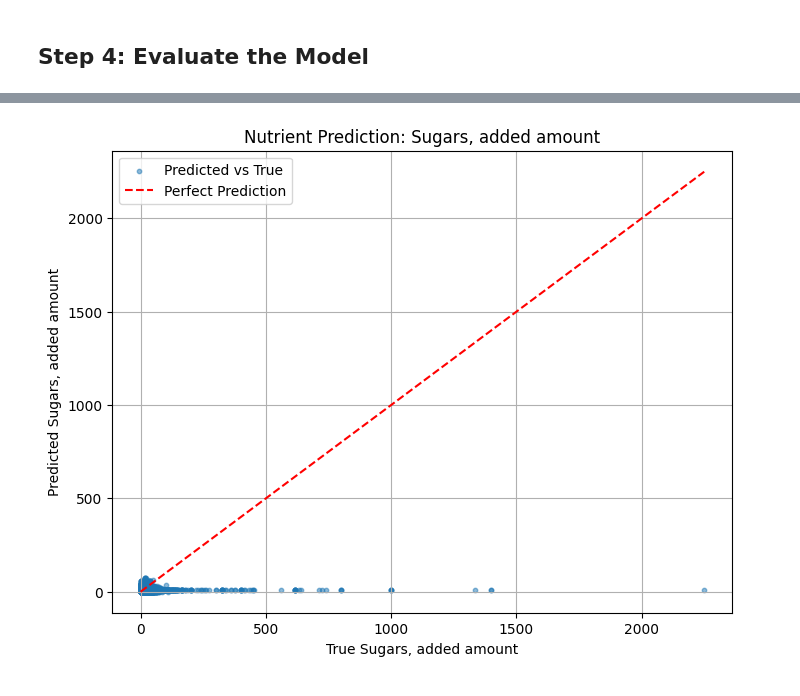
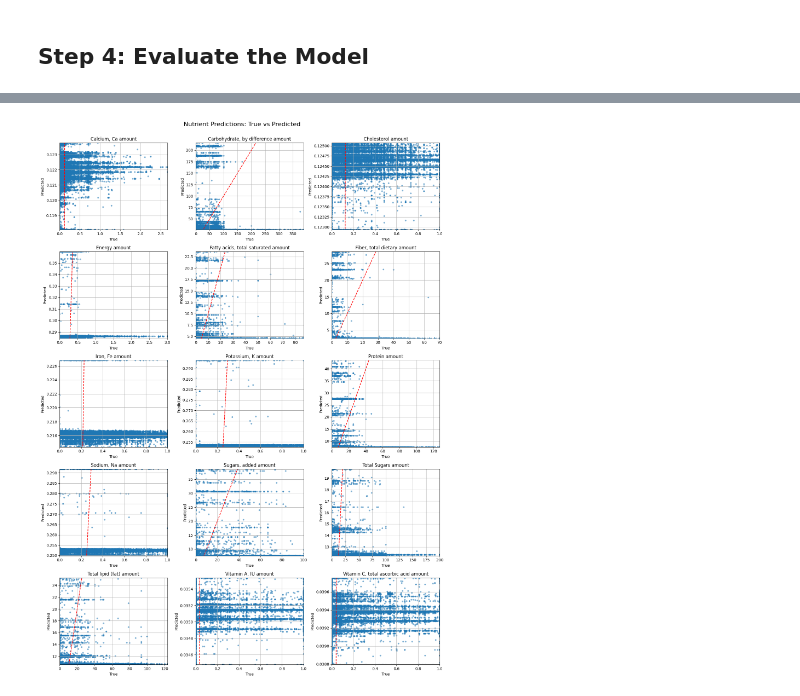
Before and after one commit to LoganDawes/Machine-Learning-Final, a Jupyter notebook: Logan_Dawes_Nutrient_NN copy.ipynb, the cells around one changed output, grey strips where cells are left out. Cells and saved outputs as stored; diff of their text form; code cells hidden in the pictures.

```diff
--- a/Logan_Dawes_Nutrient_NN copy.ipynb
+++ b/Logan_Dawes_Nutrient_NN copy.ipynb
@@ -51,11 +51,14 @@ food_data = pd.read_csv('final_food_data.csv', dtype=final_food_data_dtypes)
 nutrient_candidates = [col for col in food_data.columns if 'amount' in col and not col.endswith('_log') and not col == 'package_weight_amount']
 print('Zero percentage for each nutrient candidate:')
 nutrient_cols = []
+failed_nutrient_cols = set()
 for col in nutrient_candidates:
     zero_pct = (food_data[col] == 0).mean() * 100
     print(f'{col}: {zero_pct:.2f}% zero')
     if zero_pct <= 90:
         nutrient_cols.append(col)
+    else:
+        failed_nutrient_cols.add(col)
 print(f'Total nutrient candidates: {len(nutrient_candidates)}')
 print(f'Nutrient columns ({len(nutrient_cols)}): {nutrient_cols}')
 
@@ -92,6 +95,7 @@ Nutrient columns (15): ['Calcium, Ca amount', 'Carbohydrate, by difference amoun
 # Prepare input features (exclude nutrient columns and failed ingredient one-hot columns)
 exclude_cols = set(nutrient_cols)
 exclude_cols.update(failed_ingredient_oh_cols)
+exclude_cols.update(failed_nutrient_cols)
 feature_cols = [col for col in food_data.columns if col not in exclude_cols]
 
 # Memory cleanup after data loading
@@ -316,24 +318,34 @@ Max residual: 5306.2364
-# %%
-# Visualize nutrient prediction: scatter plot with prediction line
-sodium_candidates = [col for col in nutrient_cols if 'sugar' in col.lower()]
-if sodium_candidates:
-    sodium_col = sodium_candidates[0]
-    nutrient_idx = nutrient_cols.index(sodium_col)
-else:
-    nutrient_idx = 0  # fallback to first nutrient
-nutrient_name = nutrient_cols[nutrient_idx]
-
-plt.figure(figsize=(8, 6))
-plt.scatter(y_true[:, nutrient_idx], y_pred[:, nutrient_idx], alpha=0.5, label='Predicted vs True', s=10)
-# Plot prediction line (y = x)
-min_val = min(np.min(y_true[:, nutrient_idx]), np.min(y_pred[:, nutrient_idx]))
-max_val = max(np.max(y_true[:, nutrient_idx]), np.max(y_pred[:, nutrient_idx]))
-plt.plot([min_val, max_val], [min_val, max_val], color='red', linestyle='--', label='Perfect Prediction')
-plt.xlabel('True ' + nutrient_name)
-plt.ylabel('Predicted ' + nutrient_name)
-plt.title(f'Nutrient Prediction: {nutrient_name}')
-plt.legend()
-plt.grid(True)
-plt.show()
-# %% [output]
-[figure, removed]
+# %%
+# Visualize all nutrient predictions: scatter plots with prediction line in subplots
+num_nutrients = len(nutrient_cols)
+cols = 3
+rows = int(np.ceil(num_nutrients / cols))
+fig, axes = plt.subplots(rows, cols, figsize=(5 * cols, 4 * rows))
+axes = axes.flatten()
+
+for i, col in enumerate(nutrient_cols):
+    ax = axes[i]
+    ax.scatter(y_true[:, i], y_pred[:, i], alpha=0.5, s=10)
+    min_val = min(np.min(y_true[:, i]), np.min(y_pred[:, i]))
+    max_val = max(np.max(y_true[:, i]), np.max(y_pred[:, i]))
+    ax.plot([min_val, max_val], [min_val, max_val], color='red', linestyle='--')
+    true_1p = np.percentile(y_true[:, i], 1)
+    true_99p = np.percentile(y_true[:, i], 99.95)
+    pred_1p = np.percentile(y_pred[:, i], 1)
+    pred_99p = np.percentile(y_pred[:, i], 99.95)
+    ax.set_xlim(true_1p, true_99p)
+    ax.set_ylim(pred_1p, pred_99p)
+    ax.set_xlabel('True')
+    ax.set_ylabel('Predicted')
+    ax.set_title(col)
+    ax.grid(True)
+
+# Hide unused subplots
+for j in range(i + 1, len(axes)):
+    axes[j].axis('off')
+
+plt.tight_layout()
+plt.suptitle('Nutrient Predictions: True vs Predicted', y=1.02, fontsize=16)
+plt.show()
+# %% [output]
+[figure, added]
```
Also changed, not shown: parts of 7 cells of this notebook, 2 other files.
